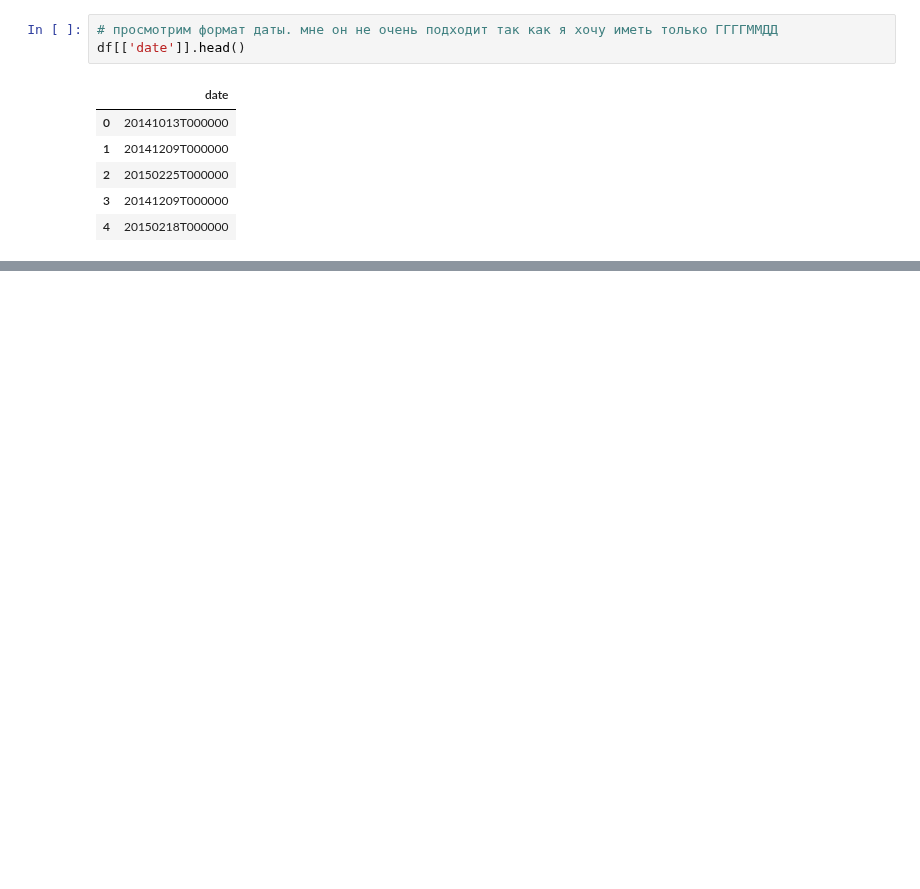
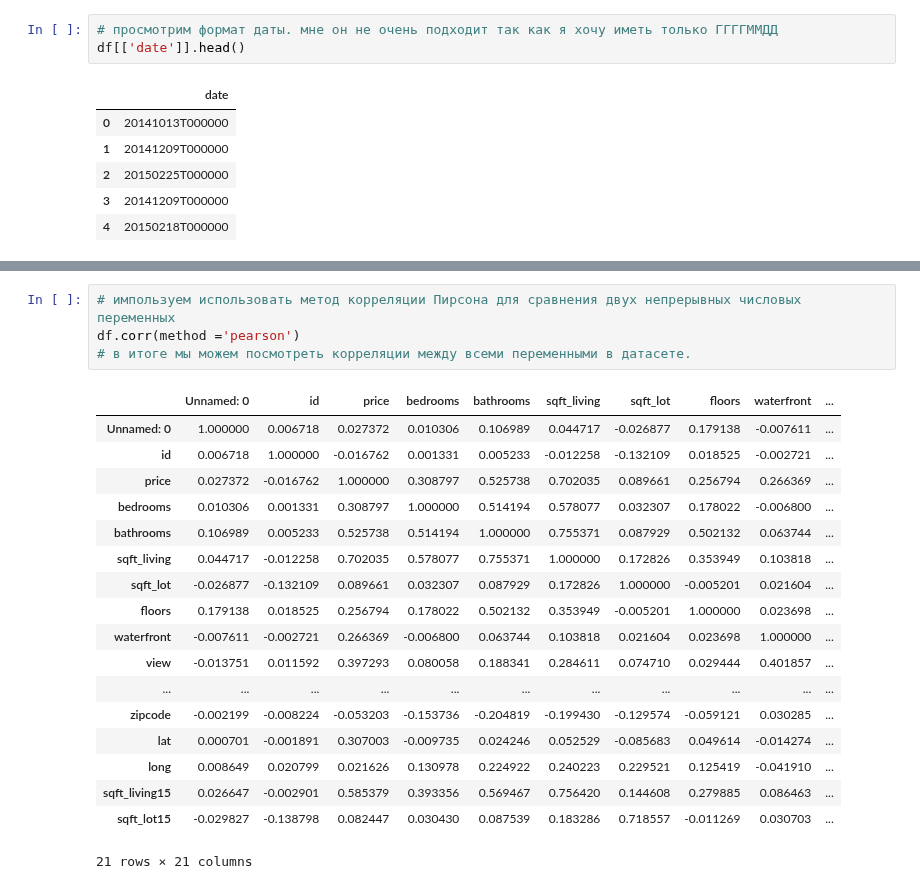
Before and after one commit to MrsMystique/python-repo, a Jupyter notebook: plotting/plotting.ipynb, the cells around one changed output, grey strips where cells are left out. Saved outputs shown, nothing was run; the diff lists cells and outputs as text; blank space fills up the shorter version.

```diff
--- a/plotting/plotting.ipynb
+++ b/plotting/plotting.ipynb
@@ -168,0 +175,23 @@ KeyError: "None of [Index(['P25th', 'Median', 'P75th'], dtype='object')] are in
+# %%
+# импользуем использовать метод корреляции Пирсона для сравнения двух непрерывных числовых переменных
+df.corr(method ='pearson')
+# в итоге мы можем посмотреть корреляции между всеми переменными в датасете.
+# %% [output]
+|  | Unnamed: 0 | id | price | bedrooms | bathrooms | sqft_living | sqft_lot | floors | waterfront | ... |
+| Unnamed: 0 | 1.000000 | 0.006718 | 0.027372 | 0.010306 | 0.106989 | 0.044717 | -0.026877 | 0.179138 | -0.007611 | ... |
+| id | 0.006718 | 1.000000 | -0.016762 | 0.001331 | 0.005233 | -0.012258 | -0.132109 | 0.018525 | -0.002721 | ... |
+| price | 0.027372 | -0.016762 | 1.000000 | 0.308797 | 0.525738 | 0.702035 | 0.089661 | 0.256794 | 0.266369 | ... |
+| bedrooms | 0.010306 | 0.001331 | 0.308797 | 1.000000 | 0.514194 | 0.578077 | 0.032307 | 0.178022 | -0.006800 | ... |
+| bathrooms | 0.106989 | 0.005233 | 0.525738 | 0.514194 | 1.000000 | 0.755371 | 0.087929 | 0.502132 | 0.063744 | ... |
+| sqft_living | 0.044717 | -0.012258 | 0.702035 | 0.578077 | 0.755371 | 1.000000 | 0.172826 | 0.353949 | 0.103818 | ... |
+| sqft_lot | -0.026877 | -0.132109 | 0.089661 | 0.032307 | 0.087929 | 0.172826 | 1.000000 | -0.005201 | 0.021604 | ... |
+| floors | 0.179138 | 0.018525 | 0.256794 | 0.178022 | 0.502132 | 0.353949 | -0.005201 | 1.000000 | 0.023698 | ... |
+| waterfront | -0.007611 | -0.002721 | 0.266369 | -0.006800 | 0.063744 | 0.103818 | 0.021604 | 0.023698 | 1.000000 | ... |
+| view | -0.013751 | 0.011592 | 0.397293 | 0.080058 | 0.188341 | 0.284611 | 0.074710 | 0.029444 | 0.401857 | ... |
+| ... | ... | ... | ... | ... | ... | ... | ... | ... | ... | ... |
+| zipcode | -0.002199 | -0.008224 | -0.053203 | -0.153736 | -0.204819 | -0.199430 | -0.129574 | -0.059121 | 0.030285 | ... |
+| lat | 0.000701 | -0.001891 | 0.307003 | -0.009735 | 0.024246 | 0.052529 | -0.085683 | 0.049614 | -0.014274 | ... |
+| long | 0.008649 | 0.020799 | 0.021626 | 0.130978 | 0.224922 | 0.240223 | 0.229521 | 0.125419 | -0.041910 | ... |
+| sqft_living15 | 0.026647 | -0.002901 | 0.585379 | 0.393356 | 0.569467 | 0.756420 | 0.144608 | 0.279885 | 0.086463 | ... |
+| sqft_lot15 | -0.029827 | -0.138798 | 0.082447 | 0.030430 | 0.087539 | 0.183286 | 0.718557 | -0.011269 | 0.030703 | ... |
+21 rows × 21 columns
```
Also changed, not shown: parts of 8 cells of this notebook, 2 other files.
